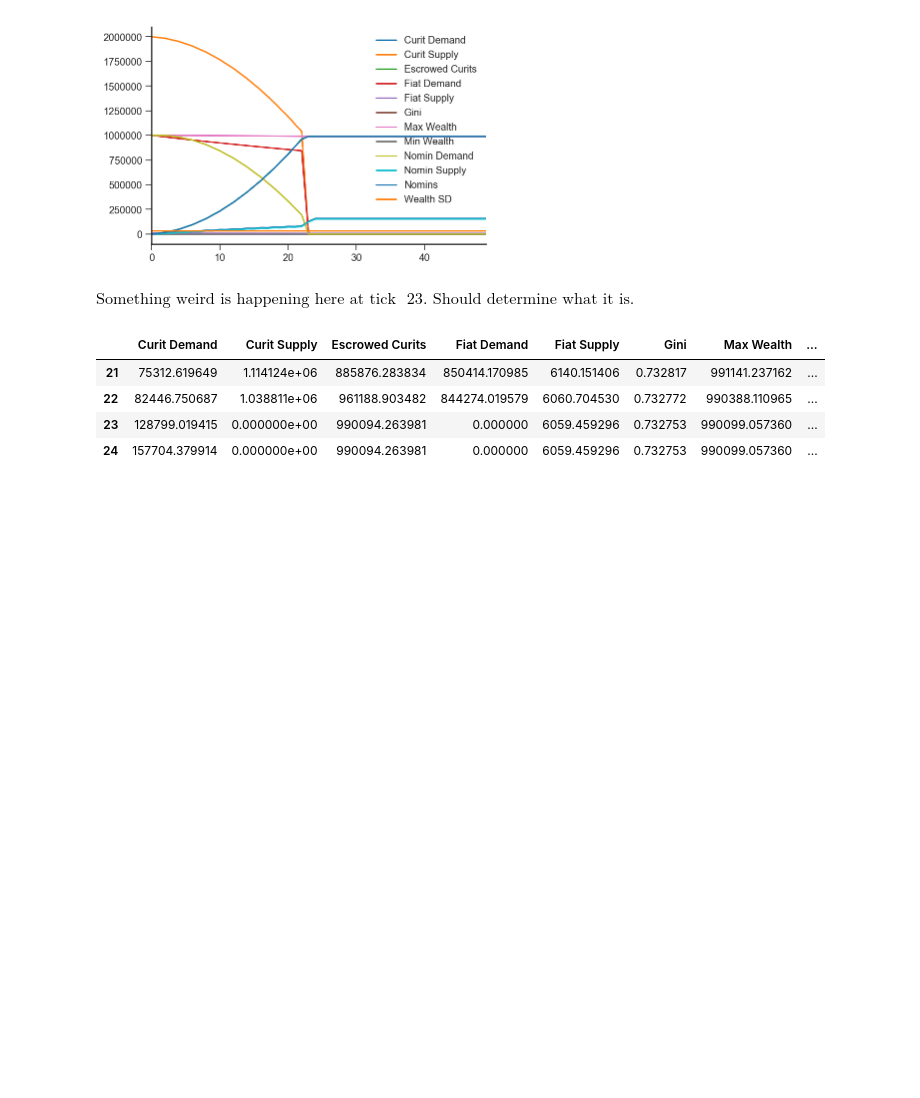
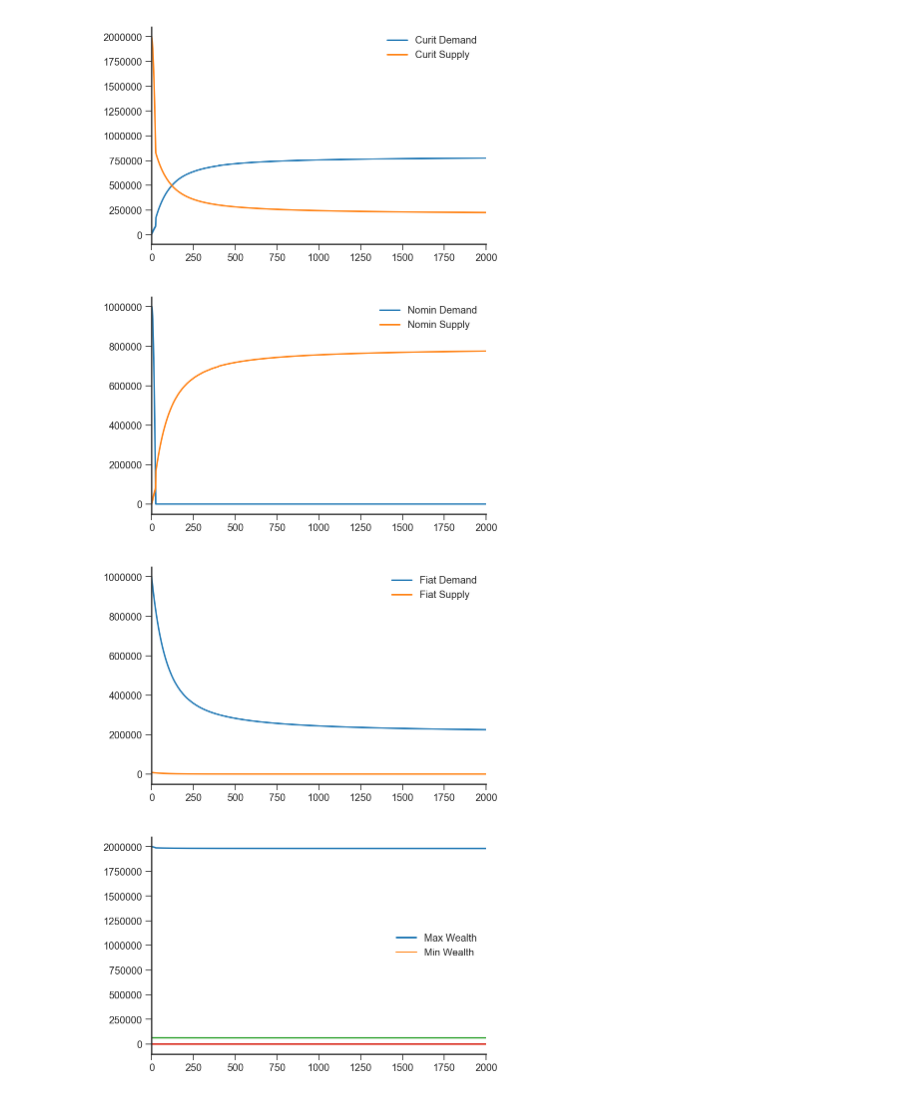
Before and after one commit to Synthetixio/simulation, a Jupyter notebook: simulation/Experiments.ipynb, the cells around one changed output. Saved outputs shown, nothing was run; the diff lists cells and outputs as text; code cells hidden in the pictures; blank space fills up the shorter version.

```diff
--- a/simulation/Experiments.ipynb
+++ b/simulation/Experiments.ipynb
@@ -11,29 +11,44 @@ sns.set_style("ticks")
 # Model Parameters
 
 num_agents = 1000
-ticks = 50
+ticks = 2000
 # %%
 # Run the model here
 
 havven = model.HavvenModel(num_agents)
 for _ in tqdm(range(ticks)):
     havven.step()
-# %%
-# Collect and plot the data
-
-df = havven.collector.get_model_vars_dataframe()
-df.plot()
-sns.despine()
-plt.show()
-# %% [output]
-[figure, removed]
-# %% [markdown]
-$\text{Something weird is happening here at tick ~23. Should determine what it is.}$
-# %%
-df[21:25]
-# %% [output]
-|  | Curit Demand | Curit Supply | Escrowed Curits | Fiat Demand | Fiat Supply | Gini | Max Wealth | ... |
-| 21 | 75312.619649 | 1.114124e+06 | 885876.283834 | 850414.170985 | 6140.151406 | 0.732817 | 991141.237162 | ... |
-| 22 | 82446.750687 | 1.038811e+06 | 961188.903482 | 844274.019579 | 6060.704530 | 0.732772 | 990388.110965 | ... |
-| 23 | 128799.019415 | 0.000000e+00 | 990094.263981 | 0.000000 | 6059.459296 | 0.732753 | 990099.057360 | ... |
-| 24 | 157704.379914 | 0.000000e+00 | 990094.263981 | 0.000000 | 6059.459296 | 0.732753 | 990099.057360 | ... |
+# %%
+# Collect and plot the data
+
+df = havven.collector.get_model_vars_dataframe()
+df[["Curit Demand", "Curit Supply"]].plot()
+sns.despine()
+
+df[["Nomin Demand", "Nomin Supply"]].plot()
+sns.despine()
+
+df[["Fiat Demand", "Fiat Supply"]].plot()
+sns.despine()
+
+df[["Max Wealth", "Min Wealth"]].plot()
+sns.despine()
+
+df["Wealth SD"].plot()
+sns.despine()
+
+df["Gini"].plot()
+sns.despine()
+
+df[["Escrowed Curits", "Nomins"]].plot()
+sns.despine()
+
+df[["Fee Pool", "Fees Distributed"]].plot()
+sns.despine()
+
+plt.show()
+# %% [output]
+[figure, added]
+[figure, added]
+[figure, added]
+[figure, added]
```
Also changed, not shown: parts of 1 cell of this notebook, 2 other files.
